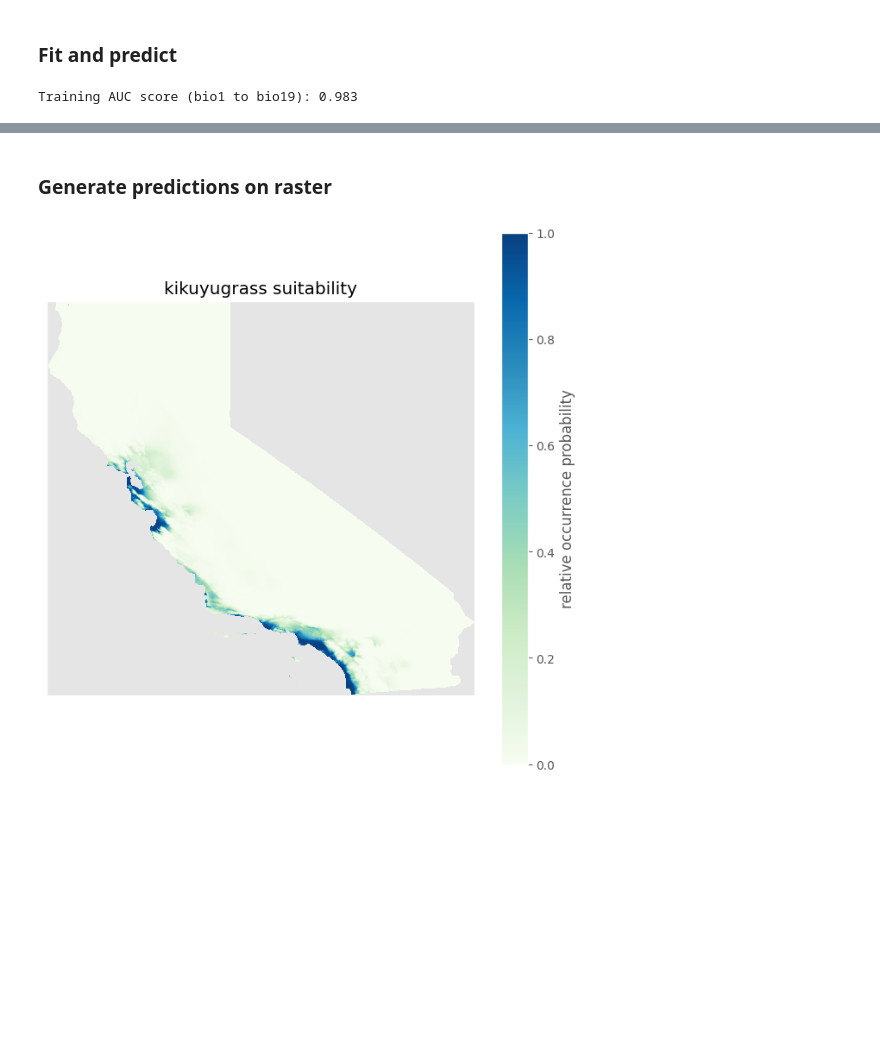
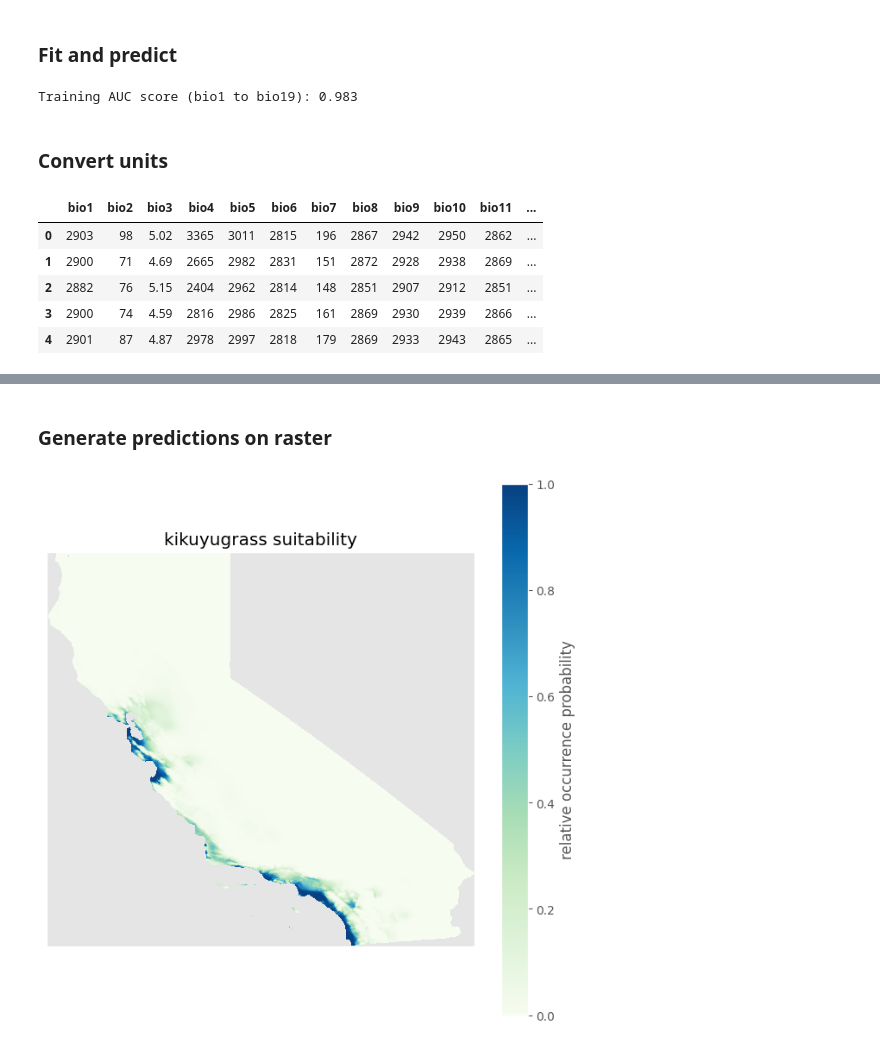
Before and after one commit to maggie-reiter/turfgrass-maps, a Jupyter notebook: kikuyugrass distribution/train_maxent_model.ipynb, the cells around one changed output, grey strips where cells are left out. Saved outputs shown, nothing was run; the diff lists cells and outputs as text; code cells hidden in the pictures; blank space fills up the shorter version.

```diff
--- a/kikuyugrass distribution/train_maxent_model.ipynb
+++ b/kikuyugrass distribution/train_maxent_model.ipynb
@@ -93,3 +95,14 @@ auc = metrics.roc_auc_score(y, ypred)
 print(f"Training AUC score (bio1 to bio19): {auc:0.3f}")
 # %% [output]
 Training AUC score (bio1 to bio19): 0.983
+# %% [markdown]
+### Convert units
+# %%
+x.head()
+# %% [output]
+|  | bio1 | bio2 | bio3 | bio4 | bio5 | bio6 | bio7 | bio8 | bio9 | bio10 | bio11 | ... |
+| 0 | 2903 | 98 | 5.02 | 3365 | 3011 | 2815 | 196 | 2867 | 2942 | 2950 | 2862 | ... |
+| 1 | 2900 | 71 | 4.69 | 2665 | 2982 | 2831 | 151 | 2872 | 2928 | 2938 | 2869 | ... |
+| 2 | 2882 | 76 | 5.15 | 2404 | 2962 | 2814 | 148 | 2851 | 2907 | 2912 | 2851 | ... |
+| 3 | 2900 | 74 | 4.59 | 2816 | 2986 | 2825 | 161 | 2869 | 2930 | 2939 | 2866 | ... |
+| 4 | 2901 | 87 | 4.87 | 2978 | 2997 | 2818 | 179 | 2869 | 2933 | 2943 | 2865 | ... |
```
Also changed, not shown: parts of 10 cells of this notebook, 1 other file.
